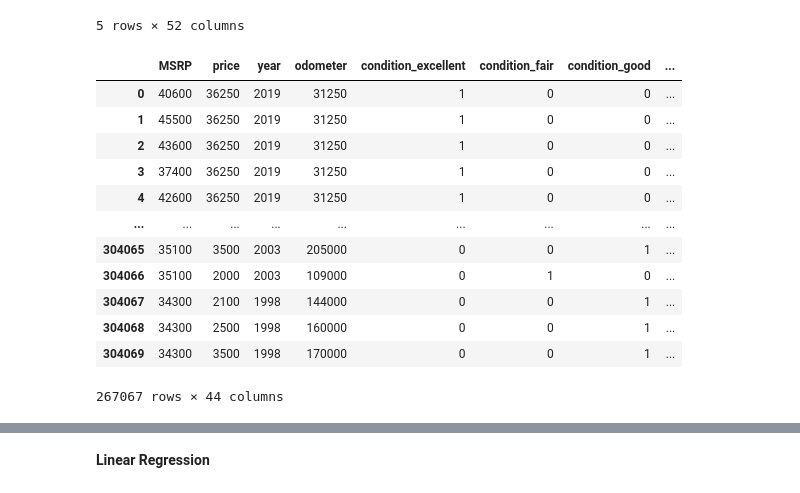
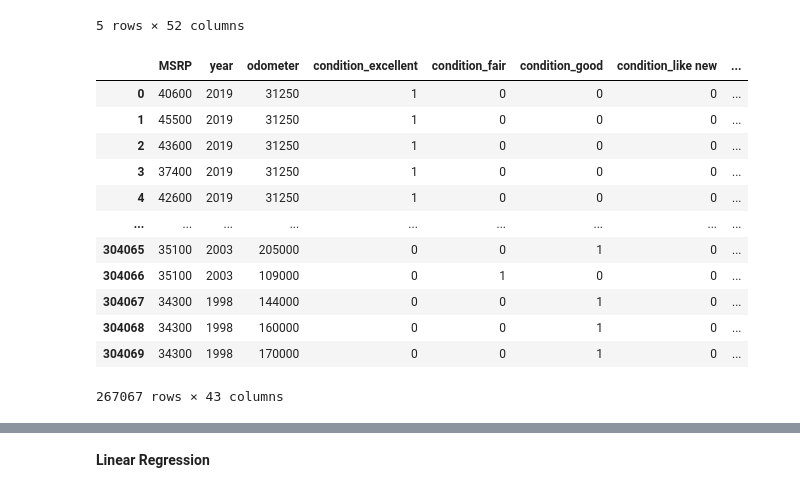
Before and after one commit to ryanpaik/Springboard, a Jupyter notebook: Used_Cars_Data_Wrangling.ipynb, the cells around one changed output, grey strips where cells are left out. Cells and saved outputs as stored; diff of their text form; code cells hidden in the pictures.

Commit message:
final model and sanity check

```diff
--- a/Used_Cars_Data_Wrangling.ipynb
+++ b/Used_Cars_Data_Wrangling.ipynb
@@ -856,23 +856,23 @@ test_data.head()
 | 4 | 2019 acura rdx | 42600 | 36250 | 2019 | excellent | 4 cylinders | gas | 31250 | automatic | 4wd | ... |
 5 rows × 52 columns
 # %%
-test_data = test_data.drop(columns=['Model', 'condition', 'cylinders', 'fuel',
+test_data = test_data.drop(columns=['Model', 'price', 'condition', 'cylinders', 'fuel',
         'transmission', 'drive', 'size', 'type'])
 test_data
 # %% [output]
-|  | MSRP | price | year | odometer | condition_excellent | condition_fair | condition_good | ... |
-| 0 | 40600 | 36250 | 2019 | 31250 | 1 | 0 | 0 | ... |
-| 1 | 45500 | 36250 | 2019 | 31250 | 1 | 0 | 0 | ... |
-| 2 | 43600 | 36250 | 2019 | 31250 | 1 | 0 | 0 | ... |
-| 3 | 37400 | 36250 | 2019 | 31250 | 1 | 0 | 0 | ... |
-| 4 | 42600 | 36250 | 2019 | 31250 | 1 | 0 | 0 | ... |
+|  | MSRP | year | odometer | condition_excellent | condition_fair | condition_good | condition_like new | ... |
+| 0 | 40600 | 2019 | 31250 | 1 | 0 | 0 | 0 | ... |
+| 1 | 45500 | 2019 | 31250 | 1 | 0 | 0 | 0 | ... |
+| 2 | 43600 | 2019 | 31250 | 1 | 0 | 0 | 0 | ... |
+| 3 | 37400 | 2019 | 31250 | 1 | 0 | 0 | 0 | ... |
+| 4 | 42600 | 2019 | 31250 | 1 | 0 | 0 | 0 | ... |
 | ... | ... | ... | ... | ... | ... | ... | ... | ... |
-| 304065 | 35100 | 3500 | 2003 | 205000 | 0 | 0 | 1 | ... |
-| 304066 | 35100 | 2000 | 2003 | 109000 | 0 | 1 | 0 | ... |
-| 304067 | 34300 | 2100 | 1998 | 144000 | 0 | 0 | 1 | ... |
-| 304068 | 34300 | 2500 | 1998 | 160000 | 0 | 0 | 1 | ... |
-| 304069 | 34300 | 3500 | 1998 | 170000 | 0 | 0 | 1 | ... |
+| 304065 | 35100 | 2003 | 205000 | 0 | 0 | 1 | 0 | ... |
+| 304066 | 35100 | 2003 | 109000 | 0 | 1 | 0 | 0 | ... |
+| 304067 | 34300 | 1998 | 144000 | 0 | 0 | 1 | 0 | ... |
+| 304068 | 34300 | 1998 | 160000 | 0 | 0 | 1 | 0 | ... |
+| 304069 | 34300 | 1998 | 170000 | 0 | 0 | 1 | 0 | ... |
-267067 rows × 44 columns
+267067 rows × 43 columns
 # %%
 from sklearn.preprocessing import MinMaxScaler
 
```
Also changed, not shown: parts of 21 cells of this notebook.
